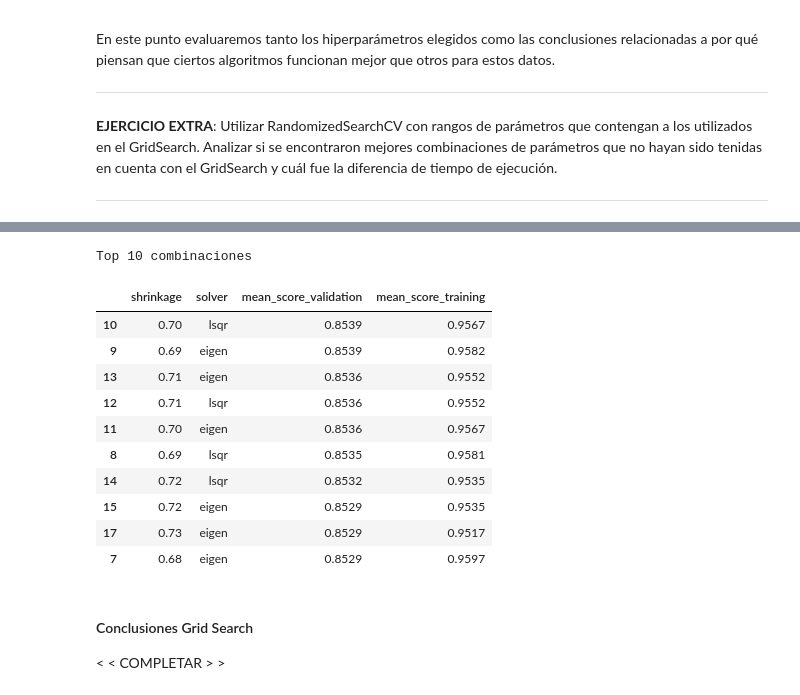
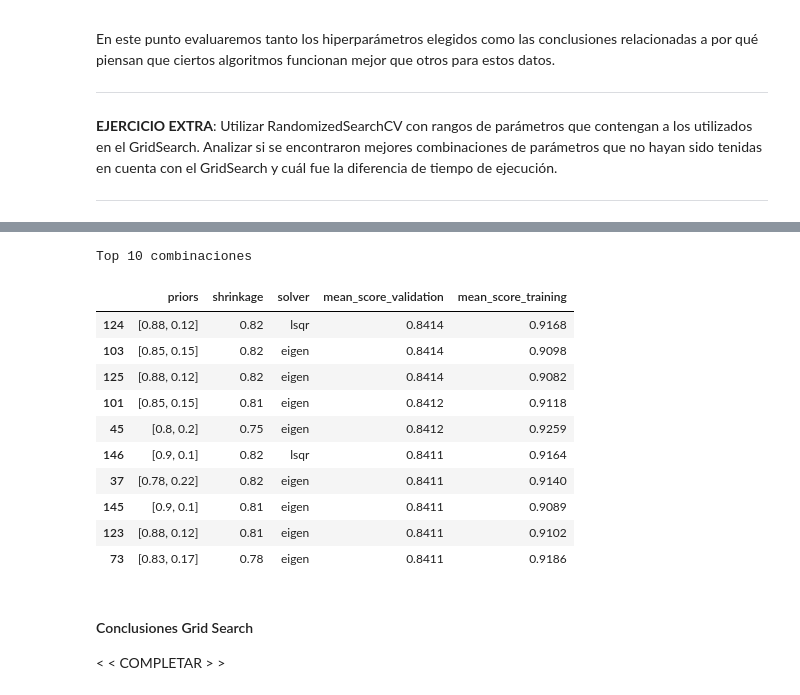
Before and after one commit to jlassa/TP1---aa, a Jupyter notebook: TP1.ipynb, the cells around one changed output, grey strips where cells are left out. Cells and saved outputs as stored; diff of their text form; code cells hidden in the pictures.

```diff
--- a/TP1.ipynb
+++ b/TP1.ipynb
@@ -479,0 +481,15 @@ Top 10 combinaciones
+# %%
+##### DT ITERATION 3
+dt_grid_parameters = {
+    'criterion': ['gini', 'entropy'],
+    'splitter': ['random'],
+    'max_depth':[4, 3],
+    'min_samples_split': [2, 7, 19, 20, 21, 22, 27, 28, 29, 30, 31, 32],
+    'min_samples_leaf': [1, 6, 7, 8, 9, 10, 11, 12, 13, 14, 15, 16, 17],
+    'max_features': [100, 95, 90, 85, 80]
+}
+np.random.seed(1234)
+cv = sklearn.model_selection.StratifiedKFold(n_splits=5 , shuffle=True)
+grid = GridSearchCV(DecisionTreeClassifier(), param_grid=dt_grid_parameters, cv=cv, scoring='roc_auc')
+grid.fit(X_dev_np, y_dev_np)
+top_resultados(grid)
@@ -480,12 +509,12 @@ Top 10 combinaciones
 # %%
-##### DT ITERATION 3
+##### DT ITERATION 4
 dt_grid_parameters = {
     'criterion': ['gini', 'entropy'],
     'splitter': ['random'],
-    'max_depth':[4],
-    'min_samples_split': [5, 6, 7, 8, 9, 15, 16, 17, 18, 19, 20, 21, 22],
-    'min_samples_leaf': [13, 14, 15, 16, 17, 18, 19, 20],
-    'max_features': [80, 70]
+    'max_depth':[4, 3],
+    'min_samples_split': [2, 7, 19, 20, 21, 22, 27, 28, 29, 30, 31, 32],
+    'min_samples_leaf': [12, 13, 14, 15, 16, 17, 18],
+    'max_features': [100, 98, 96, 94, 92, 90]
 }
 np.random.seed(1234)
 cv = sklearn.model_selection.StratifiedKFold(n_splits=5 , shuffle=True)
@@ -508,11 +537,16 @@ Top 10 combinaciones
 # %%
+warnings.simplefilter(action='ignore')
 ##### LDA PARAMETERS
 lda_grid_parameters = [{
     'solver': ['lsqr', 'eigen'],
-    'shrinkage': ['auto', 0.1, 0.25, 0.50, 0.75, 0.9, 1.0]
+    'shrinkage': ['auto', 0.1, 0.25, 0.50, 0.75, 0.9, 1.0],
+    'priors': [ [0.35, 0.65], [0.4, 0.6], [0.45, 0.55], [0.5, 0.5],
+               [0.55, 0.45], [0.6, 0.4], [0.65, 0.35], [0.5425, 0.4575] ]
 }, {
     'solver': ['svd'],
-    'tol': [0.0, 0.1, 0.25, 0.50, 0.75, 0.9, 1.0]
+    'tol': [0.0, 0.0001, 0.001, 0.01, 0.1, 0.15, 0.3, 0.5, 0.75, 0.9, 1.0],
+    'priors': [ [0.35, 0.65], [0.4, 0.6], [0.45, 0.55], [0.5, 0.5],
+               [0.55, 0.45], [0.6, 0.4], [0.65, 0.35], [0.5425, 0.4575] ]
 }]
 # svd no usa shrinkage, si  usa tol
 
@@ -538,7 +572,10 @@ Top 10 combinaciones
 ##### LDA ITERATION 1
 lda_grid_parameters = {
     'solver': ['lsqr', 'eigen'],
-    'shrinkage': [0.6, 0.65, 0.7, 0.75, 0.8, 0.85, 0.9, 0.95, 1.0]
+    'shrinkage': [0.65, 0.7, 0.75, 0.8, 0.85, 0.9],
+    'priors': [ [0.55, 0.45], [0.6, 0.4], [0.65, 0.35], [0.7, 0.3],
+               [0.75, 0.25], [0.8, 0.2], [0.85, 0.15], [0.9, 0.1] ]
+
 }
 
 np.random.seed(1234)
@@ -562,28 +599,30 @@ Top 10 combinaciones
 # %%
 ##### LDA ITERATION 2
 lda_grid_parameters = {
     'solver': ['lsqr', 'eigen'],
-    'shrinkage': [0.65, 0.66, 0.67, 0.68, 0.69, 0.7, 0.71, 0.72, 0.73, 0.74, 0.75]
+    'shrinkage': [0.75, 0.76, 0.77, 0.78, 0.79, 0.8, 0.81, 0.82, 0.83, 0.84, 0.85],
+    'priors': [ [0.75, 0.25], [0.78, 0.22], [0.8, 0.2], [0.83, 0.17], [0.85, 0.15], [0.88, 0.12], [0.9, 0.1] ]
+
 }
 
 np.random.seed(1234)
 cv = sklearn.model_selection.StratifiedKFold(n_splits=5 , shuffle=True)
 grid = GridSearchCV(LinearDiscriminantAnalysis(), param_grid=lda_grid_parameters, cv=cv, scoring='roc_auc')
 grid.fit(X_dev_np, y_dev_np)
 top_resultados(grid)
 # %% [output]
 Top 10 combinaciones
-|  | shrinkage | solver | mean_score_validation | mean_score_training |
-| 10 | 0.70 | lsqr | 0.8539 | 0.9567 |
-| 9 | 0.69 | eigen | 0.8539 | 0.9582 |
-| 13 | 0.71 | eigen | 0.8536 | 0.9552 |
-| 12 | 0.71 | lsqr | 0.8536 | 0.9552 |
-| 11 | 0.70 | eigen | 0.8536 | 0.9567 |
-| 8 | 0.69 | lsqr | 0.8535 | 0.9581 |
-| 14 | 0.72 | lsqr | 0.8532 | 0.9535 |
-| 15 | 0.72 | eigen | 0.8529 | 0.9535 |
-| 17 | 0.73 | eigen | 0.8529 | 0.9517 |
-| 7 | 0.68 | eigen | 0.8529 | 0.9597 |
+|  | priors | shrinkage | solver | mean_score_validation | mean_score_training |
+| 124 | [0.88, 0.12] | 0.82 | lsqr | 0.8414 | 0.9168 |
+| 103 | [0.85, 0.15] | 0.82 | eigen | 0.8414 | 0.9098 |
+| 125 | [0.88, 0.12] | 0.82 | eigen | 0.8414 | 0.9082 |
+| 101 | [0.85, 0.15] | 0.81 | eigen | 0.8412 | 0.9118 |
+| 45 | [0.8, 0.2] | 0.75 | eigen | 0.8412 | 0.9259 |
+| 146 | [0.9, 0.1] | 0.82 | lsqr | 0.8411 | 0.9164 |
+| 37 | [0.78, 0.22] | 0.82 | eigen | 0.8411 | 0.9140 |
+| 145 | [0.9, 0.1] | 0.81 | eigen | 0.8411 | 0.9089 |
+| 123 | [0.88, 0.12] | 0.81 | eigen | 0.8411 | 0.9102 |
+| 73 | [0.83, 0.17] | 0.78 | eigen | 0.8411 | 0.9186 |
 # %% [markdown]
 #### Conclusiones Grid Search
 
```
Also changed, not shown: parts of 14 cells of this notebook.
